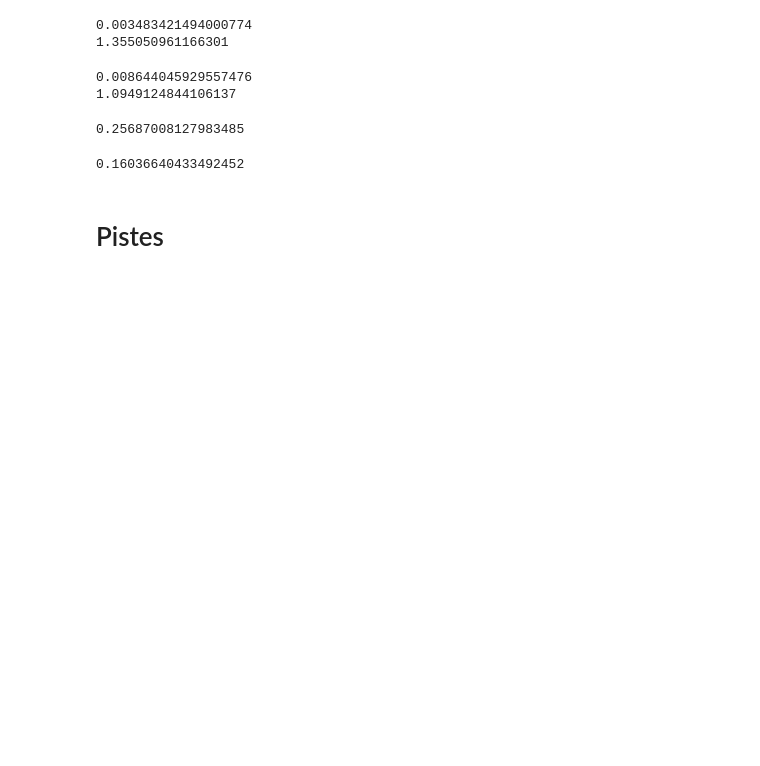
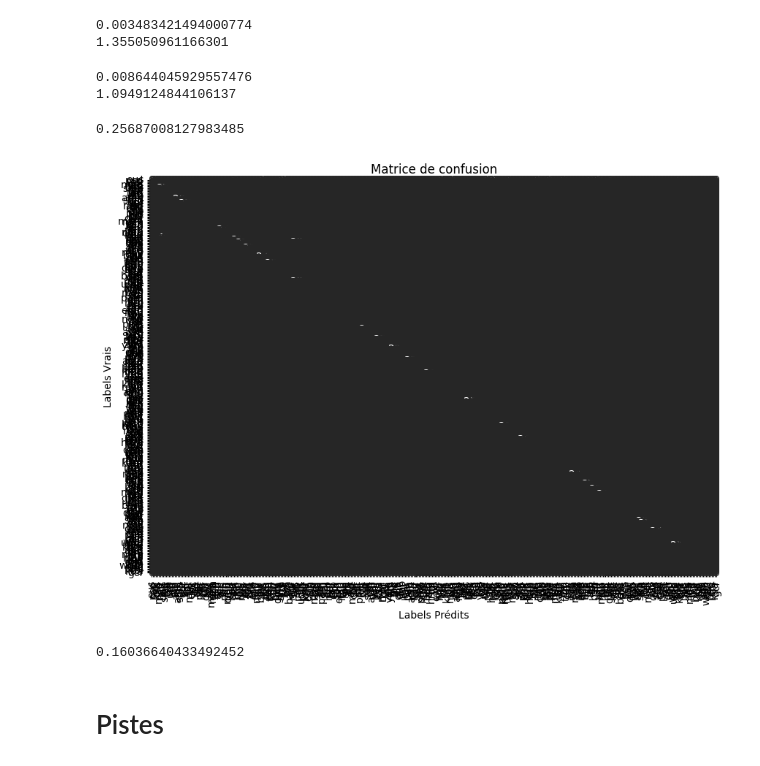
Before and after one commit to PierreJ45/ProjectANLP, a Jupyter notebook: tryModels.ipynb, the cells around one changed output. Saved outputs shown, nothing was run; the diff lists cells and outputs as text; code cells hidden in the pictures; blank space fills up the shorter version.

Commit message:
confusion matrix (dont look)

```diff
--- a/tryModels.ipynb
+++ b/tryModels.ipynb
@@ -55,6 +55,15 @@ correct, total = stat_model.validate(validation_text_list, validation_label_list
 print(correct/ total) # hopefully big
 # %% [output]
 0.25687008127983485
+# %%
+all_unicodes, language_unicodes = process_unicode(train_df, get_unicode)
+unicode_languages = inverse_dictionary(language_unicodes)
+
+stat_model = StatModel(LABELS, unicode_languages, seed)
+
+stat_model.generate_confusion_matrix(validation_text_list, validation_label_list)
+# %% [output]
+[figure, added]
 # %%
 all_unicodes, language_unicodes = process_unicode(train_df, get_unicode)
 unicode_languages = inverse_dictionary(language_unicodes)
```
Also changed, not shown: 2 other files.
